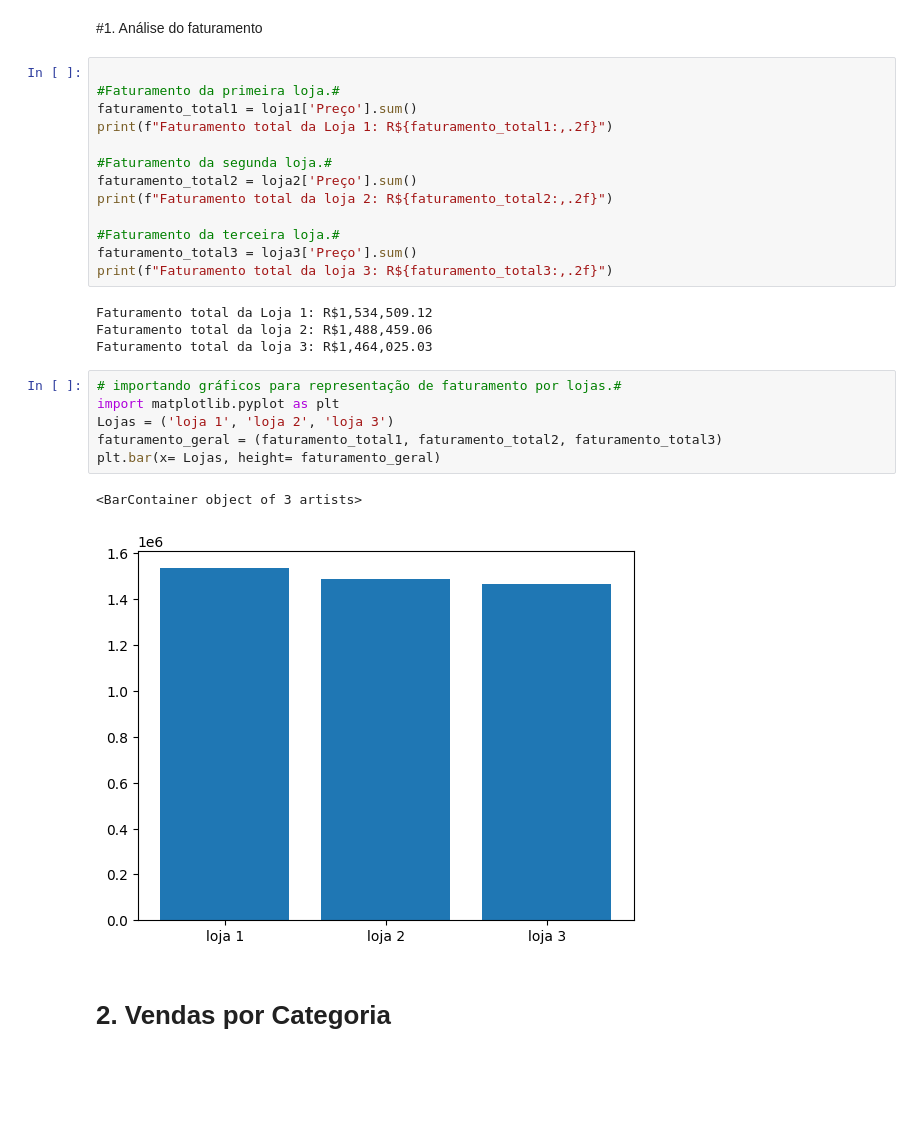
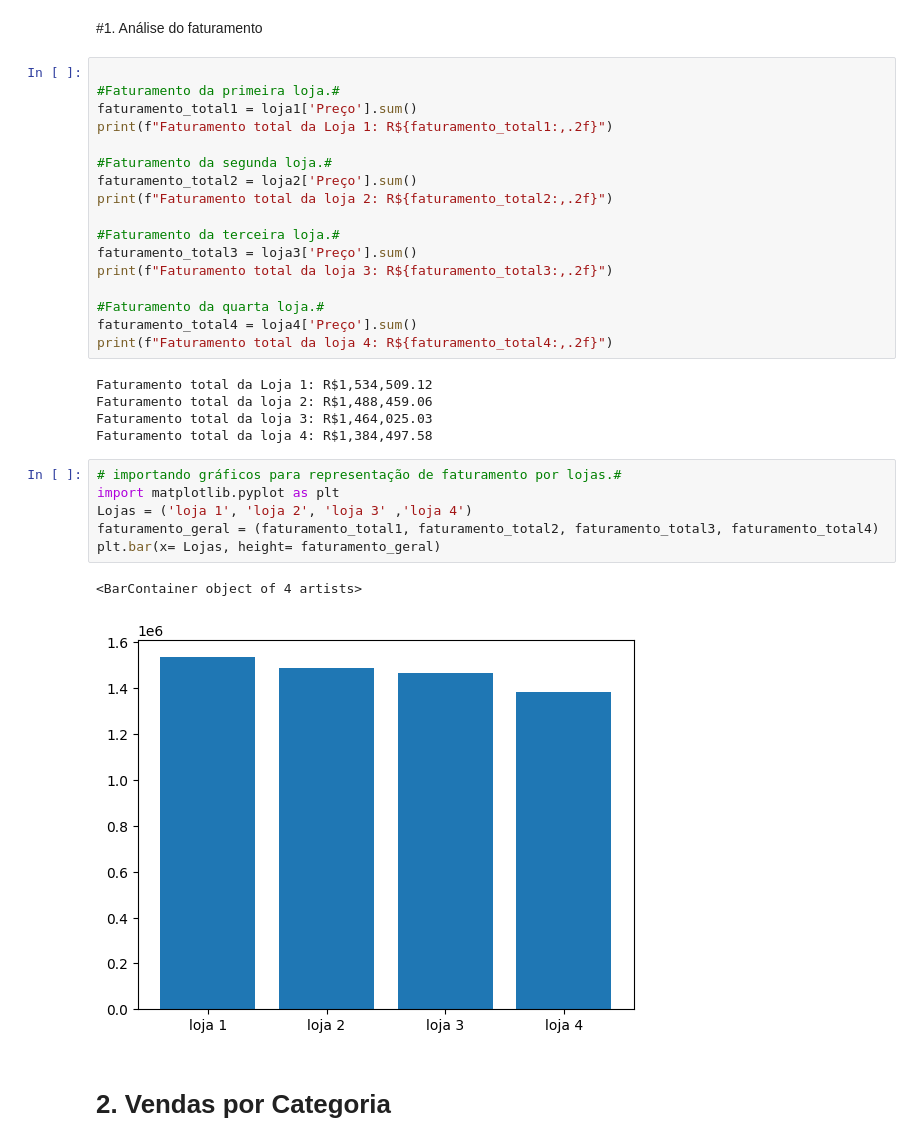
Before and after one commit to willian094/Challenge_1_Alura, a Jupyter notebook: CHALLENGE 1.ipynb, the cells around one changed output. Saved outputs shown, nothing was run; the diff lists cells and outputs as text; blank space fills up the shorter version.

```diff
--- a/CHALLENGE 1.ipynb
+++ b/CHALLENGE 1.ipynb
@@ -43,19 +50,24 @@ print(f"Faturamento total da loja 2: R${faturamento_total2:,.2f}")
 #Faturamento da terceira loja.#
 faturamento_total3 = loja3['Preço'].sum()
 print(f"Faturamento total da loja 3: R${faturamento_total3:,.2f}")
+
+#Faturamento da quarta loja.#
+faturamento_total4 = loja4['Preço'].sum()
+print(f"Faturamento total da loja 4: R${faturamento_total4:,.2f}")
 # %% [output]
 Faturamento total da Loja 1: R$1,534,509.12
 Faturamento total da loja 2: R$1,488,459.06
 Faturamento total da loja 3: R$1,464,025.03
+Faturamento total da loja 4: R$1,384,497.58
 # %%
 # importando gráficos para representação de faturamento por lojas.#
 import matplotlib.pyplot as plt
-Lojas = ('loja 1', 'loja 2', 'loja 3')
-faturamento_geral = (faturamento_total1, faturamento_total2, faturamento_total3)
+Lojas = ('loja 1', 'loja 2', 'loja 3' ,'loja 4')
+faturamento_geral = (faturamento_total1, faturamento_total2, faturamento_total3, faturamento_total4)
 plt.bar(x= Lojas, height= faturamento_geral)
 # %% [output]
-<BarContainer object of 3 artists>
+<BarContainer object of 4 artists>
-[figure, old version]
+[figure, new version]
 # %% [markdown]
 # 2. Vendas por Categoria
 # %%
```
Also changed, not shown: parts of 16 cells of this notebook.
